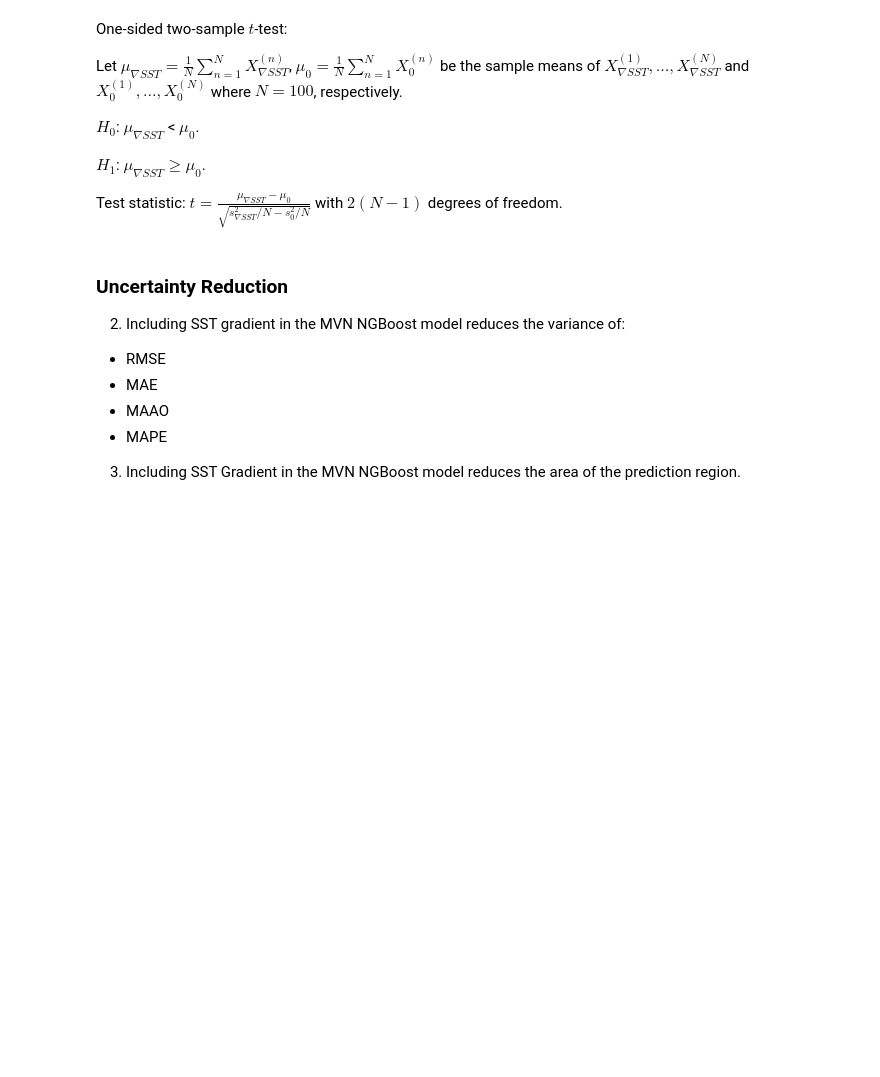
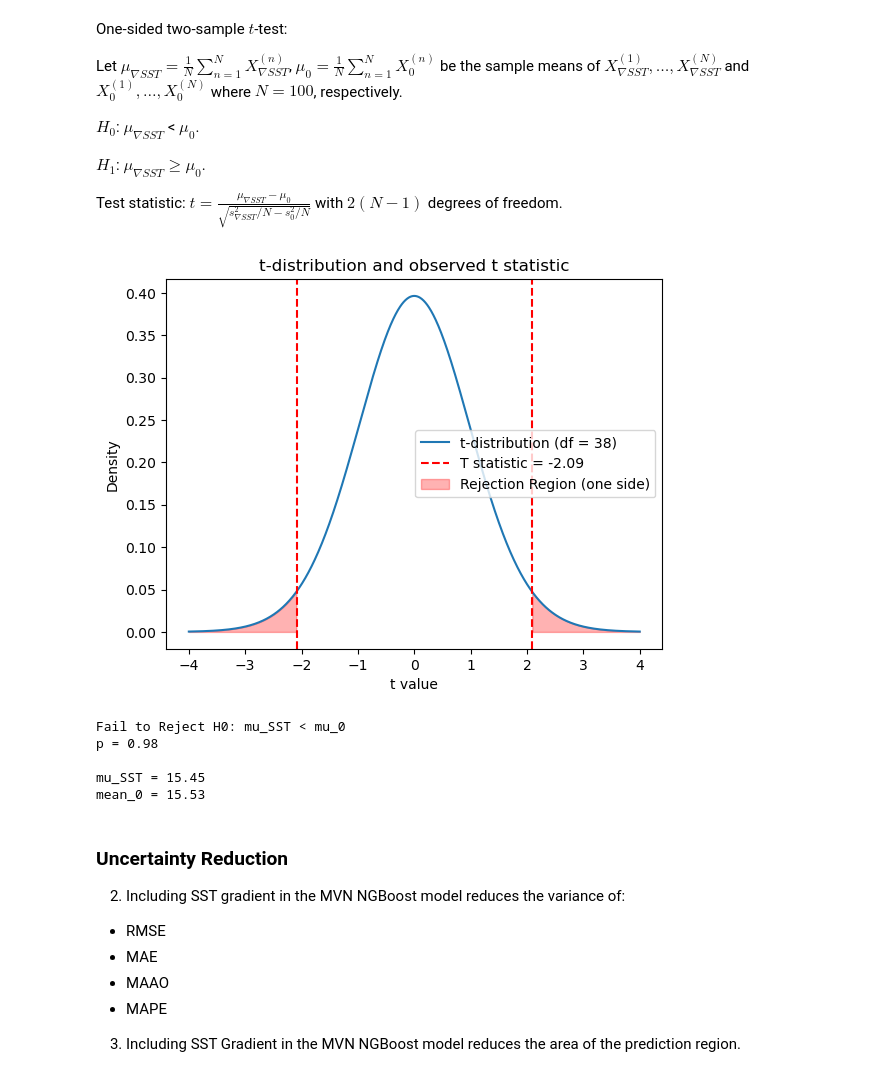
Before and after one commit to vanessamadu/seaducks, a Jupyter notebook: notebooks/Hypothesis Formulation and Testing.ipynb, the cells around one changed output. Drawn from its saved outputs; the diff is of its cells as text; code cells hidden in the pictures; blank space fills up the shorter version.

Commit message:
tested hypothesis test

```diff
--- a/notebooks/Hypothesis Formulation and Testing.ipynb
+++ b/notebooks/Hypothesis Formulation and Testing.ipynb
@@ -10,12 +10,12 @@ import scipy.stats
 import matplotlib.pyplot as plt
 
 # initialisation
-root_dir = r"C:\Users\vm2218\OneDrive - Imperial College London\PhD Project\seaducks\experiments\hpc_runs"
+root_dir = r"C:\Users\vm2218\OneDrive - Imperial College London\PhD Project\seaducks\experiments\hpc_runs\16-01-2025\model_test_data"
 file_name_prefix = "experiment_"
-file_name_suffix = "_early_stopping_100"
+file_name_suffix = ""
 
-num_reps = 10
-config_ids = [] # configuration ids of the optimal hyperparameter models
+num_reps = 20
+config_ids = [0,1] # configuration ids of the optimal hyperparameter models
 replication_ids = {}
 
 for index, config_id in enumerate(config_ids):
@@ -145,0 +148,9 @@ for ii in range(num_reps):
+# %%
+metric = rmse   # error metric defining the random variable
+SST_grad_config_ID = 0
+no_SST_grad_config_ID = 1
+
+
+X_SST_grad, X_0 = generate_samples(metric,SST_grad_config_ID,no_SST_grad_config_ID)
+
+X_0 *=1.005
@@ -176,35 +208,51 @@ Test statistic: $t = \frac{\mu_{\nabla SST} - \mu_{0}}{\sqrt{s^2_{\nabla SST}/N
 # %%
 # set up for t-statistic
 mean_sst, mean0 = np.mean(X_SST_grad), np.mean(X_0)
 std_sst, std_0 = np.std(X_SST_grad, ddof=1), np.std(X_0, ddof=1)
 N = num_reps
 ste = np.sqrt(np.sqrt(std_sst**2/N + std_0**2/N))
 
 # scipy
-t_stat, p = scipy.stats.ttest_ind(X_SST_grad, X_0, alternative = 'less')
+t_stat, p = scipy.stats.ttest_ind(X_SST_grad, X_0, alternative = 'greater')
 
 # parameters for plot t-distribution
 x = np.linspace(-4, 4, 1000) # range for t-distribution
 t_dist = scipy.stats.t.pdf(x, df = 2*(N-1)) # pdf for t-distribution
 
 # plot t-distribution
-plt.plot(x, t_dist, label = f"t-distribution (df = {2(N-1)})")
+plt.plot(x, t_dist, label = f"t-distribution (df = {2*(N-1)})")
 plt.axvline(t_stat, color = "red", linestyle = "--", label = f"T statistic = {t_stat:.2f}")
 plt.axvline(-t_stat, color = "red", linestyle = "--")
 plt.fill_between(x, t_dist, where = (x >= abs(t_stat)), color = "red", alpha = 0.3, label = "Rejection Region (one side)")
 plt.fill_between(x, t_dist, where = (x <= -abs(t_stat)), color = "red", alpha = 0.3)
 plt.title("t-distribution and observed t statistic")
 plt.xlabel("t value")
 plt.ylabel("Density")
 plt.legend()
 plt.show()
 
 # interpret result (significance level 0.05)
 alpha = 0.05
 if p < alpha:
     print("Reject H0: mu_SST >= mu_0")
+    print(f"p = {p:.2f}")
+    print(f"\n mu_SST = {mean_sst:.2f}")
+    print(f"mean_0 = {mean0:.2f}")
 else:
-    print("Fail to Reject H0: mu_SST < mu_0")
+    if p<=1-alpha:
+        print("Fail to Reject H0: mu_SST may be less than mu_0")
+    else:
+        print("Fail to Reject H0: mu_SST < mu_0")
+    print(f"p = {p:.2f}")
+    print(f"\nmu_SST = {mean_sst:.2f}")
+    print(f"mean_0 = {mean0:.2f}")
+# %% [output]
+[figure, added]
+Fail to Reject H0: mu_SST < mu_0
+p = 0.98
+
+mu_SST = 15.45
+mean_0 = 15.53
 # %% [markdown]
 ### Uncertainty Reduction
 
```
Also changed, not shown: parts of 4 cells of this notebook.
